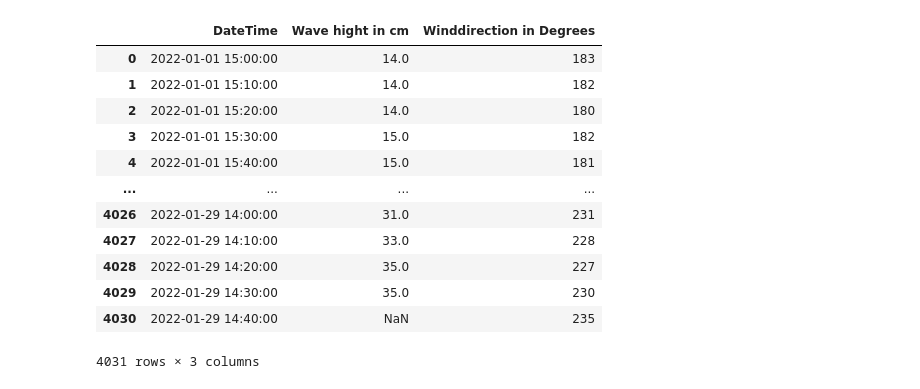
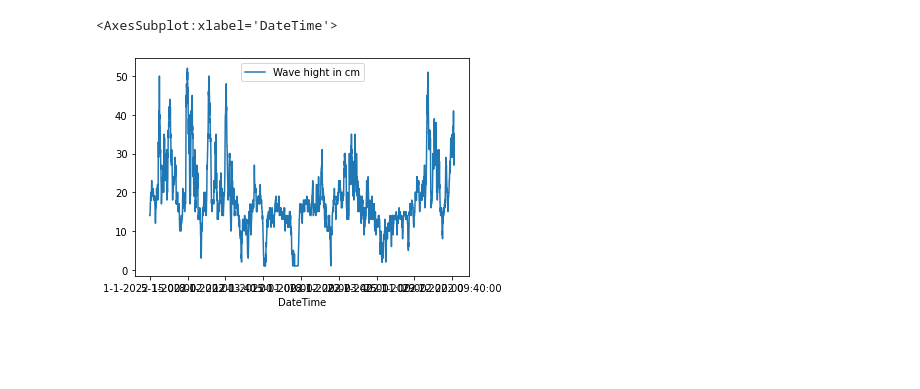
Before and after one commit to Pinatic/FinalAssignment, a Jupyter notebook: finalasgpieter.ipynb, the cells around one changed output. Drawn from its saved outputs; the diff is of its cells as text; code cells hidden in the pictures; blank space fills up the shorter version.

```diff
--- a/finalasgpieter.ipynb
+++ b/finalasgpieter.ipynb
@@ -54,16 +55,0 @@ Temp = CombineAndDrop(Temp)
-# %%
-Hight
-# %% [output]
-|  | DateTime | Wave hight in cm | Winddirection in Degrees |
-| 0 | 2022-01-01 15:00:00 | 14.0 | 183 |
-| 1 | 2022-01-01 15:10:00 | 14.0 | 182 |
-| 2 | 2022-01-01 15:20:00 | 14.0 | 180 |
-| 3 | 2022-01-01 15:30:00 | 15.0 | 182 |
-| 4 | 2022-01-01 15:40:00 | 15.0 | 181 |
-| ... | ... | ... | ... |
-| 4026 | 2022-01-29 14:00:00 | 31.0 | 231 |
-| 4027 | 2022-01-29 14:10:00 | 33.0 | 228 |
-| 4028 | 2022-01-29 14:20:00 | 35.0 | 227 |
-| 4029 | 2022-01-29 14:30:00 | 35.0 | 230 |
-| 4030 | 2022-01-29 14:40:00 | NaN | 235 |
-4031 rows × 3 columns
@@ -70,3 +75,8 @@ Hight
+# %%
+Hight.plot(x = "DateTime", y = "Wave hight in cm")
+# %% [output]
+<AxesSubplot:xlabel='DateTime'>
+[figure, added]
 # %%
 Temp
 # %% [output]
```
Also changed, not shown: parts of 10 cells of this notebook.
